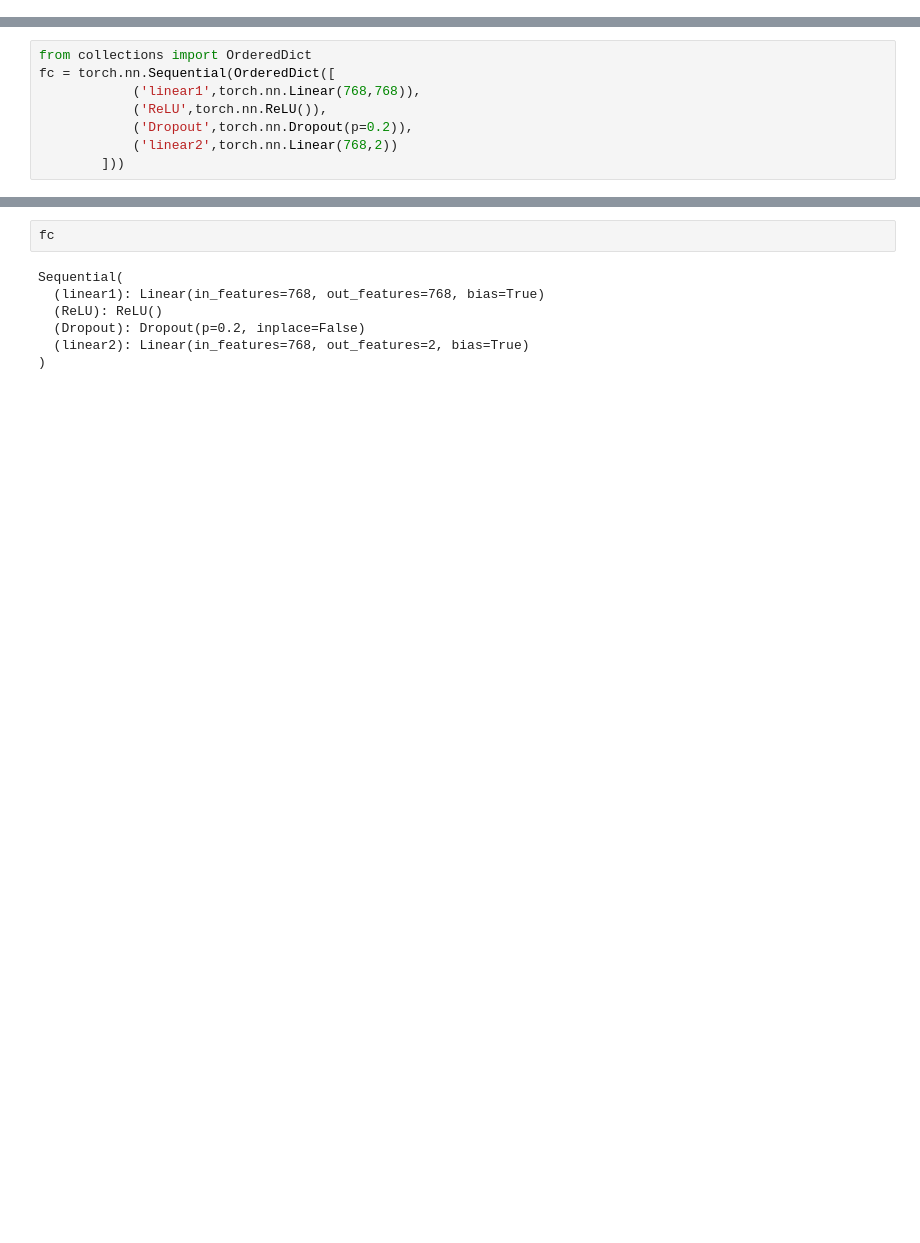
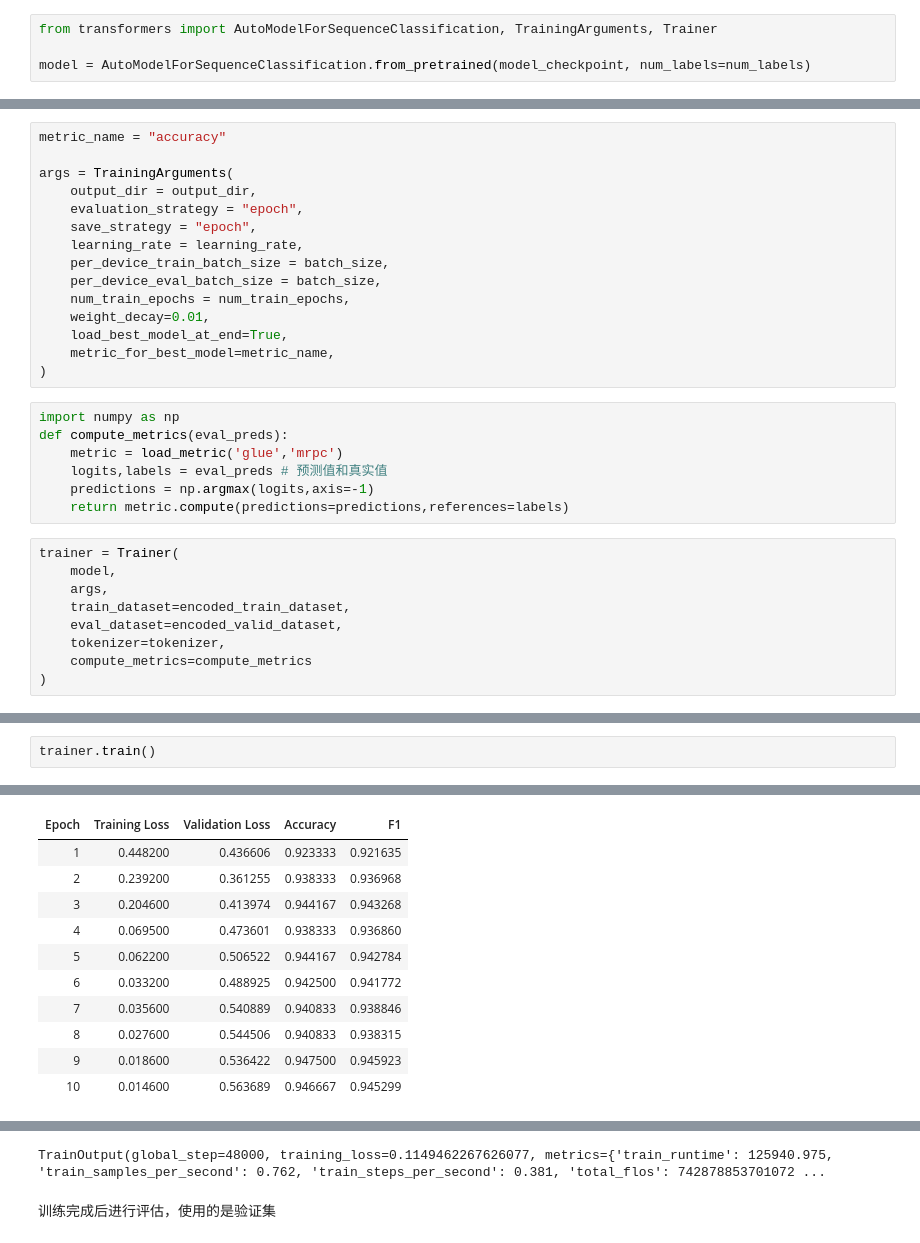
Before and after one commit to ChocolateLi/Pytorch, a Jupyter notebook: SentimentAnalysis/model/Longformer_SentimentAnalysis_2.0.ipynb, the cells around one changed output, grey strips where cells are left out. Saved outputs shown, nothing was run; the diff lists cells and outputs as text; blank space fills up the shorter version.

```diff
--- a/SentimentAnalysis/model/Longformer_SentimentAnalysis_2.0.ipynb
+++ b/SentimentAnalysis/model/Longformer_SentimentAnalysis_2.0.ipynb
@@ -89,0 +254,4 @@ labels torch.Size([8]) tensor([1, 0, 1])
+# %%
+from transformers import AutoModelForSequenceClassification, TrainingArguments, Trainer
+
+model = AutoModelForSequenceClassification.from_pretrained(model_checkpoint, num_labels=num_labels)
@@ -90 +264,32 @@ labels torch.Size([8]) tensor([1, 0, 1])
+# %%
+metric_name = "accuracy"
+
+args = TrainingArguments(
+    output_dir = output_dir,
+    evaluation_strategy = "epoch",
+    save_strategy = "epoch",
+    learning_rate = learning_rate,
+    per_device_train_batch_size = batch_size,
+    per_device_eval_batch_size = batch_size,
+    num_train_epochs = num_train_epochs,
+    weight_decay=0.01,
+    load_best_model_at_end=True,
+    metric_for_best_model=metric_name,
+)
+# %%
+import numpy as np
+def compute_metrics(eval_preds):
+    metric = load_metric('glue','mrpc')
+    logits,labels = eval_preds # 预测值和真实值
+    predictions = np.argmax(logits,axis=-1)
+    return metric.compute(predictions=predictions,references=labels)
+# %%
+trainer = Trainer(
+    model,
+    args,
+    train_dataset=encoded_train_dataset,
+    eval_dataset=encoded_valid_dataset,
+    tokenizer=tokenizer,
+    compute_metrics=compute_metrics
+)
 # %% [markdown]
@@ -92,8 +306,3 @@ labels torch.Size([8]) tensor([1, 0, 1])
 # %%
-from collections import OrderedDict
-fc = torch.nn.Sequential(OrderedDict([
-            ('linear1',torch.nn.Linear(768,768)),
-            ('ReLU',torch.nn.ReLU()),
-            ('Dropout',torch.nn.Dropout(p=0.2)),
-            ('linear2',torch.nn.Linear(768,2))
-        ]))
+trainer.train()
+# %% [output]
@@ -99,0 +318,11 @@ fc = torch.nn.Sequential(OrderedDict([
+| Epoch | Training Loss | Validation Loss | Accuracy | F1 |
+| 1 | 0.448200 | 0.436606 | 0.923333 | 0.921635 |
+| 2 | 0.239200 | 0.361255 | 0.938333 | 0.936968 |
+| 3 | 0.204600 | 0.413974 | 0.944167 | 0.943268 |
+| 4 | 0.069500 | 0.473601 | 0.938333 | 0.936860 |
+| 5 | 0.062200 | 0.506522 | 0.944167 | 0.942784 |
+| 6 | 0.033200 | 0.488925 | 0.942500 | 0.941772 |
+| 7 | 0.035600 | 0.540889 | 0.940833 | 0.938846 |
+| 8 | 0.027600 | 0.544506 | 0.940833 | 0.938315 |
+| 9 | 0.018600 | 0.536422 | 0.947500 | 0.945923 |
+| 10 | 0.014600 | 0.563689 | 0.946667 | 0.945299 |
@@ -100,10 +346,4 @@ fc = torch.nn.Sequential(OrderedDict([
+TrainOutput(global_step=48000, training_loss=0.1149462267626077, metrics={'train_runtime': 125940.975, 'train_samples_per_second': 0.762, 'train_steps_per_second': 0.381, 'total_flos': 742878853701072 ...
-# %%
-fc
-# %% [output]
-Sequential(
-  (linear1): Linear(in_features=768, out_features=768, bias=True)
-  (ReLU): ReLU()
-  (Dropout): Dropout(p=0.2, inplace=False)
-  (linear2): Linear(in_features=768, out_features=2, bias=True)
-)
+# %% [markdown]
+训练完成后进行评估，使用的是验证集
 # %%
```
Also changed, not shown: parts of 72 cells of this notebook, 1 other file.
